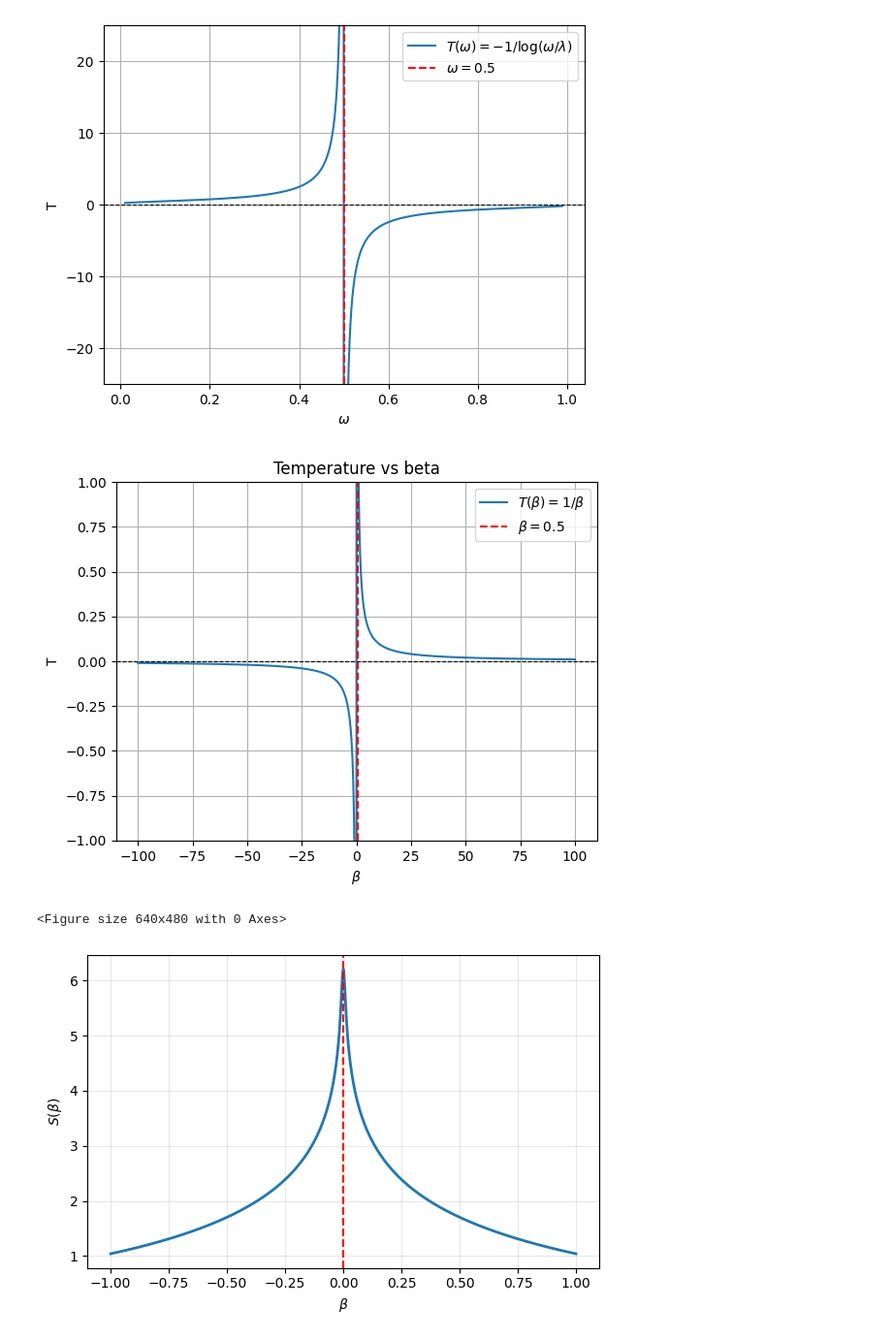
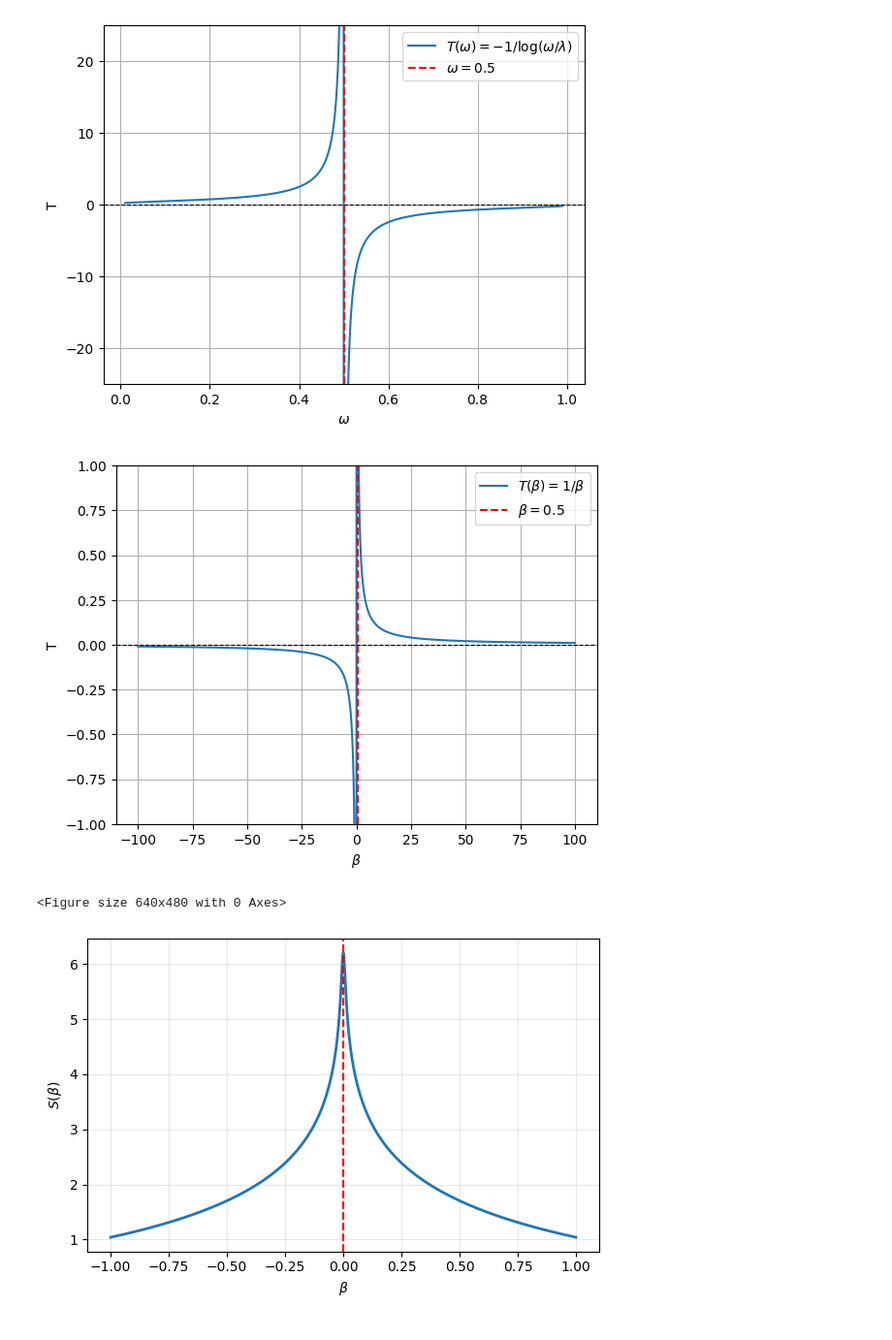
Before and after one commit to pedrolinckm/OQW-Thermodynamics, a Jupyter notebook: thermodynamics_oqw.ipynb, the cells around one changed output. Shown at 97% size. Drawn from its saved outputs; the diff is of its cells as text; code cells hidden in the pictures.

```diff
--- a/thermodynamics_oqw.ipynb
+++ b/thermodynamics_oqw.ipynb
@@ -76,22 +76,21 @@ plt.show()
 # %%
 # Plot
 beta = np.linspace(-100, 100, 1000)
 T_b = 1/beta
 
 plt.plot(beta, T_b, label=r"$T(\beta) = 1/\beta$")
 plt.axhline(0, color='black', linewidth=0.8, linestyle='--')
 plt.axvline(0.5, color='red', linestyle='--', label=r'$\beta = 0.5$')
 plt.xlabel(r'$\beta$')
 plt.ylabel('T')
-plt.title('Temperature vs beta')
 plt.legend()
 plt.grid(True)
 plt.ylim(-1, 1)
 plt.show()
 
 plt.savefig(r"C:\Users\Pedro\Documents\temperature_vs_beta.pgf")
 # %% [output]
-[figure, old version]
+[figure, new version]
 <Figure size 640x480 with 0 Axes>
 # %%
 def probs_p(beta: float, N: int) -> np.ndarray:
```
Also changed, not shown: parts of 1 cell of this notebook, 1 other file.
